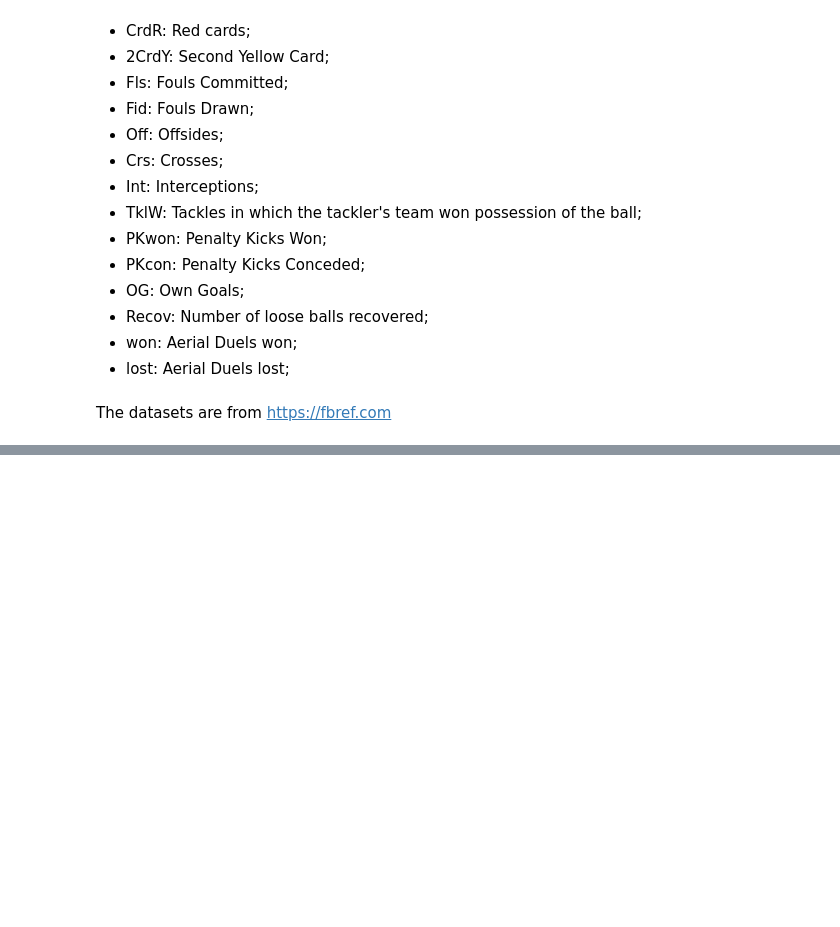
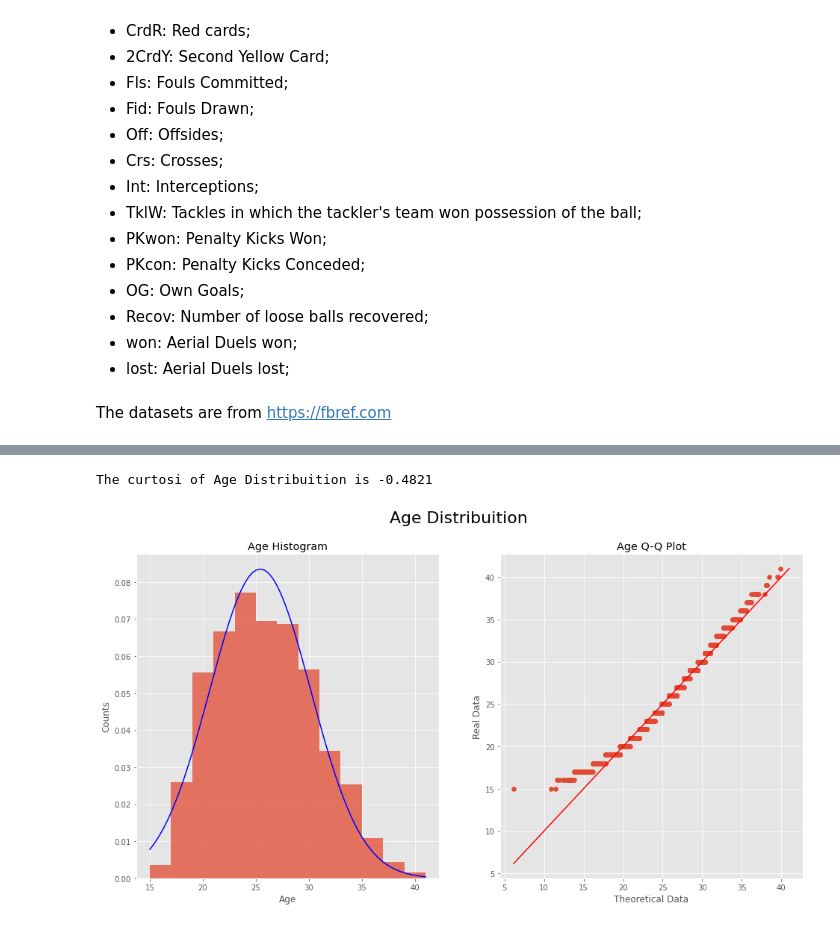
Before and after one commit to IsraelFPM/FootBall-EDA, a Jupyter notebook: PlayersAnalyses.ipynb, the cells around one changed output, grey strips where cells are left out. Cells and saved outputs as stored; diff of their text form; code cells hidden in the pictures; blank space fills up the shorter version.

```diff
--- a/PlayersAnalyses.ipynb
+++ b/PlayersAnalyses.ipynb
@@ -924,0 +207,37 @@ plt.show()
+# %%
+feature = Player["Age"]
+mean = feature.mean()
+std = feature.std()
+quantis = np.random.normal(mean, std, len(feature))
+real = feature.values
+
+x = np.linspace(min(feature),max(feature),len(feature))
+bell = (1 / (std * np.sqrt(2 * np.pi))) * np.exp(-(x - mean)**2 / (2 * std**2))
+
+quantis.sort()
+real.sort()
+min_value = min(quantis[0], real[0])
+max_value = max(quantis[-1], real[-1])
+
+fig, axs = plt.subplots(1,2,figsize = (16,8))
+print(f'The curtosi of Age Distribuition is {round(feature.kurtosis(),4)}')
+
+plt.suptitle('Age Distribuition',fontsize = 22)
+axs[0].plot(x,bell,color = 'blue')
+axs[0].hist(feature, bins = 'sturges',density= True, alpha = 0.75)
+axs[0].set_xlabel('Age')
+axs[0].set_ylabel('Counts')
+axs[0].set_title('Age Histogram')
+
+
+axs[1].scatter(quantis, real, )
+axs[1].set_xlabel('Theoretical Data')
+axs[1].set_ylabel('Real Data')
+axs[1].set_title('Age Q-Q Plot')
+
+plt.plot([min_value, max_value], [min_value, max_value], color='red')
+
+plt.show()
+# %% [output]
+The curtosi of Age Distribuition is -0.4821
+[figure, added]
```
Also changed, not shown: parts of 102 cells of this notebook.
